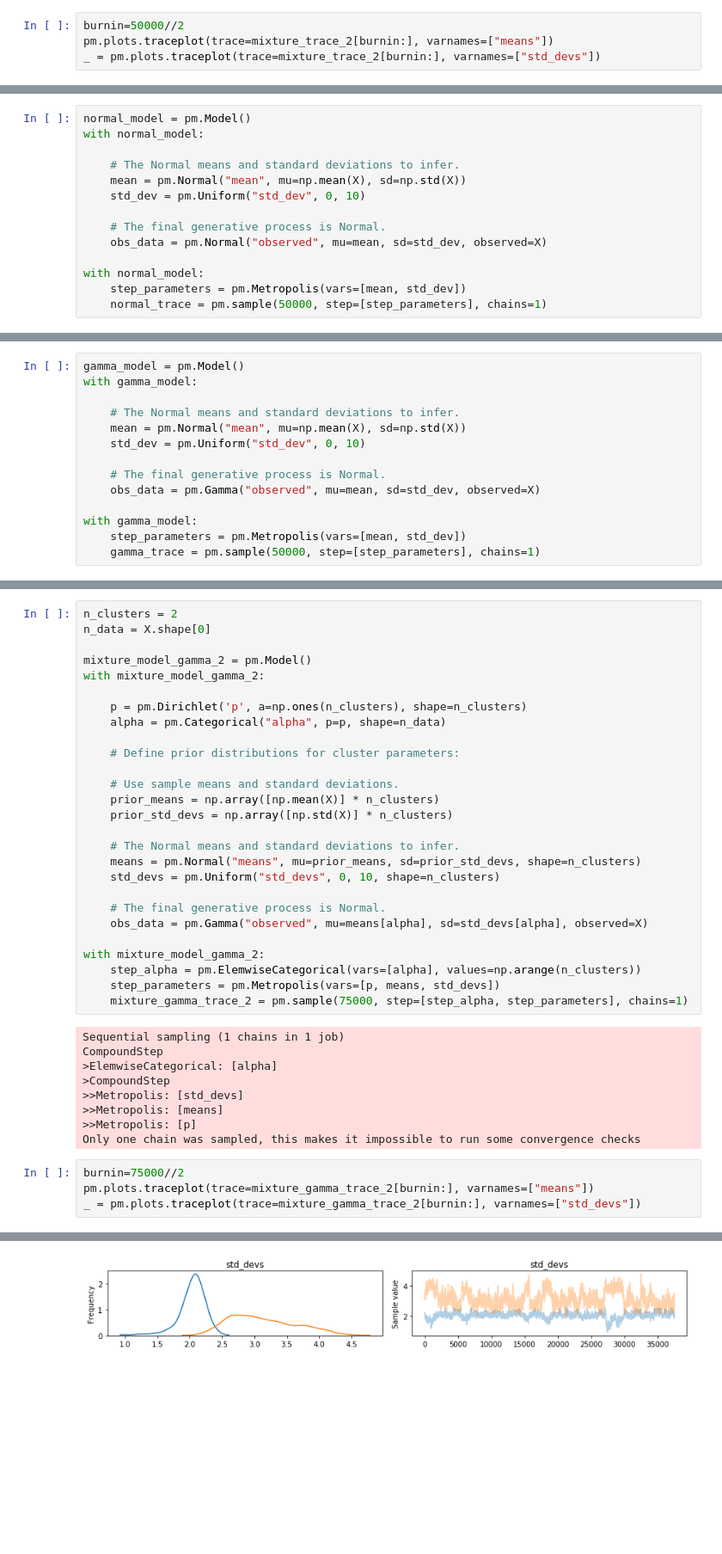
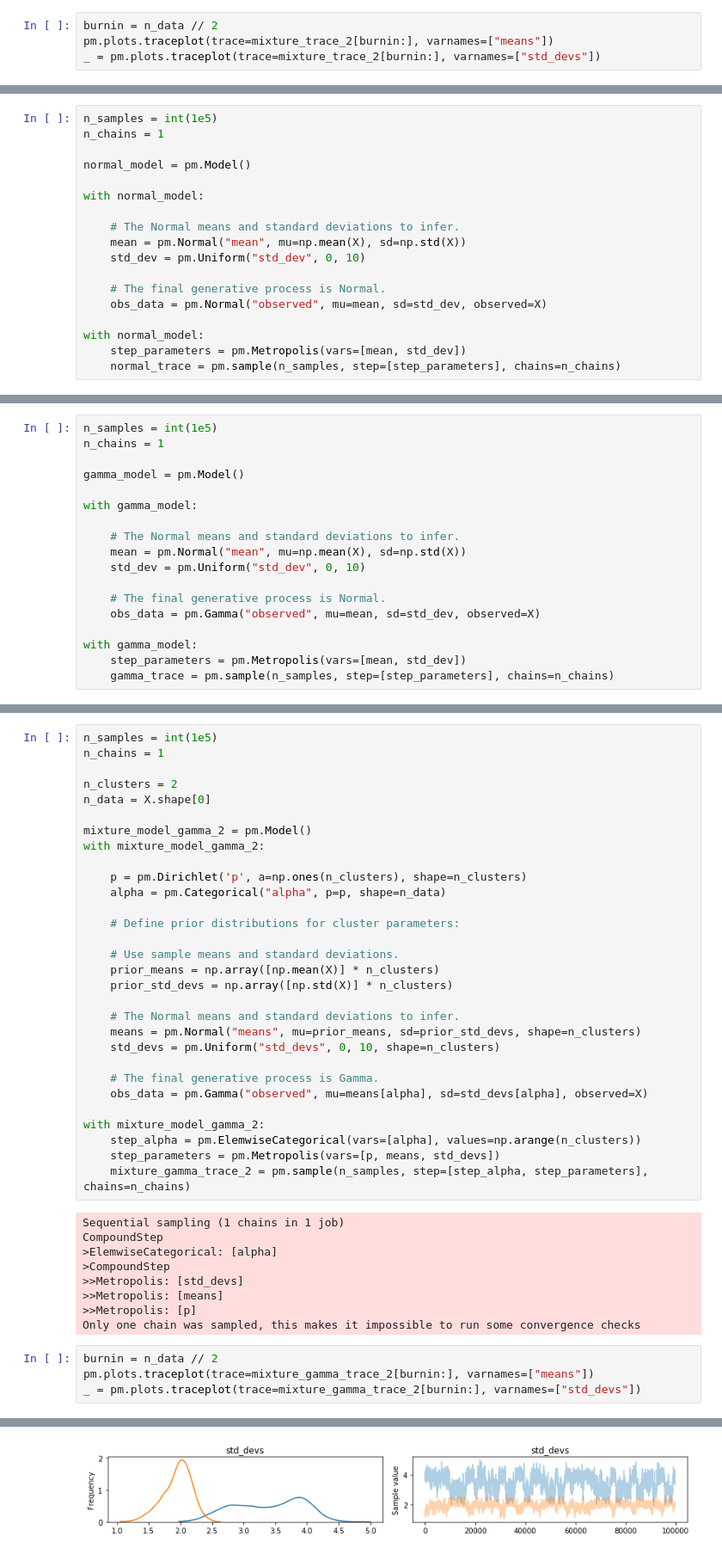
Before and after one commit to CJosephides/WDBC, a Jupyter notebook: wdbc_bayesian.ipynb, the cells around one changed output, grey strips where cells are left out. Shown at 86% size. Cells and saved outputs as stored; diff of their text form; blank space fills up the shorter version.

```diff
--- a/wdbc_bayesian.ipynb
+++ b/wdbc_bayesian.ipynb
@@ -137,7 +142,7 @@ Only one chain was sampled, this makes it impossible to run some convergence che
 # %% [markdown]
 Check the chains for convergence.
 # %%
-burnin=50000//2
+burnin = n_data // 2
 pm.plots.traceplot(trace=mixture_trace_2[burnin:], varnames=["means"])
 _ = pm.plots.traceplot(trace=mixture_trace_2[burnin:], varnames=["std_devs"])
 # %% [output]
@@ -214,7 +219,11 @@ We can also see this from the sampling traces and posteriors of the standard dev
 # %% [markdown]
 ### Gaussian model
 # %%
+n_samples = int(1e5)
+n_chains = 1
+
 normal_model = pm.Model()
+
 with normal_model:
 
     # The Normal means and standard deviations to infer.
@@ -226,7 +235,7 @@ with normal_model:
 
 with normal_model:
     step_parameters = pm.Metropolis(vars=[mean, std_dev])
-    normal_trace = pm.sample(50000, step=[step_parameters], chains=1)
+    normal_trace = pm.sample(n_samples, step=[step_parameters], chains=n_chains)
 # %% [output]
 Sequential sampling (1 chains in 1 job)
 CompoundStep
@@ -271,7 +279,11 @@ plt.legend()
 # %% [markdown]
 ### Gamma model
 # %%
+n_samples = int(1e5)
+n_chains = 1
+
 gamma_model = pm.Model()
+
 with gamma_model:
 
     # The Normal means and standard deviations to infer.
@@ -283,7 +295,7 @@ with gamma_model:
 
 with gamma_model:
     step_parameters = pm.Metropolis(vars=[mean, std_dev])
-    gamma_trace = pm.sample(50000, step=[step_parameters], chains=1)
+    gamma_trace = pm.sample(n_samples, step=[step_parameters], chains=n_chains)
 # %% [output]
 Sequential sampling (1 chains in 1 job)
 CompoundStep
@@ -366,6 +378,9 @@ These conclusions are quantified and supported through the difference in model W
 
 I also wanted to see how a mixture model with Gamma, rather than Normal, distributions would perform. The parametrization is the same as that of the Normal mixture.
 # %%
+n_samples = int(1e5)
+n_chains = 1
+
 n_clusters = 2
 n_data = X.shape[0]
 
@@ -385,13 +400,13 @@ with mixture_model_gamma_2:
     means = pm.Normal("means", mu=prior_means, sd=prior_std_devs, shape=n_clusters)
     std_devs = pm.Uniform("std_devs", 0, 10, shape=n_clusters)
 
-    # The final generative process is Normal.
+    # The final generative process is Gamma.
     obs_data = pm.Gamma("observed", mu=means[alpha], sd=std_devs[alpha], observed=X)
 
 with mixture_model_gamma_2:
     step_alpha = pm.ElemwiseCategorical(vars=[alpha], values=np.arange(n_clusters))
     step_parameters = pm.Metropolis(vars=[p, means, std_devs])
-    mixture_gamma_trace_2 = pm.sample(75000, step=[step_alpha, step_parameters], chains=1)
+    mixture_gamma_trace_2 = pm.sample(n_samples, step=[step_alpha, step_parameters], chains=n_chains)
 # %% [output]
 Sequential sampling (1 chains in 1 job)
 CompoundStep
@@ -402,7 +417,7 @@ CompoundStep
 >>Metropolis: [p]
 Only one chain was sampled, this makes it impossible to run some convergence checks
 # %%
-burnin=75000//2
+burnin = n_data // 2
 pm.plots.traceplot(trace=mixture_gamma_trace_2[burnin:], varnames=["means"])
 _ = pm.plots.traceplot(trace=mixture_gamma_trace_2[burnin:], varnames=["std_devs"])
 # %% [output]
@@ -410 +425 @@ _ = pm.plots.traceplot(trace=mixture_gamma_trace_2[burnin:], varnames=["std_devs
-[figure, old version]
+[figure, new version]
```
Also changed, not shown: parts of 35 cells of this notebook.
